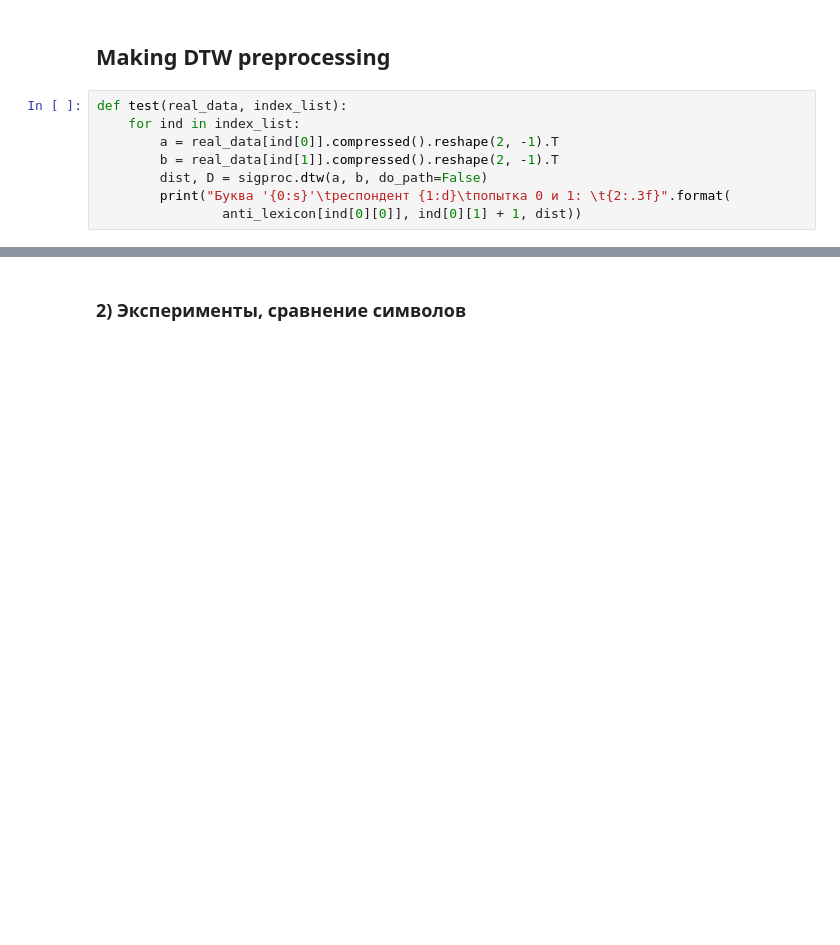
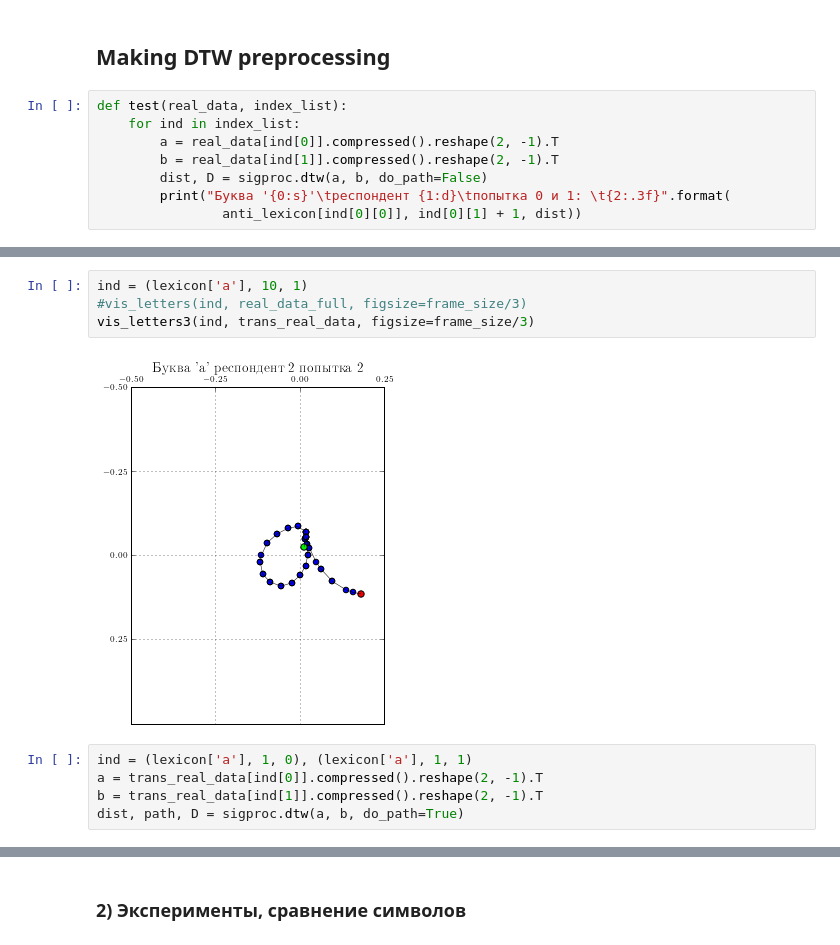
Before and after one commit to kvas7andy/OHR_SmoothSVM, a Jupyter notebook: KV_hw/KV_hw_svm_1.ipynb, the cells around one changed output, grey strips where cells are left out. Cells and saved outputs as stored; diff of their text form; blank space fills up the shorter version.

```diff
--- a/KV_hw/KV_hw_svm_1.ipynb
+++ b/KV_hw/KV_hw_svm_1.ipynb
@@ -308,0 +331,11 @@ test(real_data, index_list)
+# %%
+ind = (lexicon['a'], 10, 1)
+#vis_letters(ind, real_data_full, figsize=frame_size/3)
+vis_letters3(ind, trans_real_data, figsize=frame_size/3)
+# %% [output]
+[figure, added]
+# %%
+ind = (lexicon['a'], 1, 0), (lexicon['a'], 1, 1)
+a = trans_real_data[ind[0]].compressed().reshape(2, -1).T
+b = trans_real_data[ind[1]].compressed().reshape(2, -1).T
+dist, path, D = sigproc.dtw(a, b, do_path=True)
```
Also changed, not shown: parts of 38 cells of this notebook, 25 other files.
